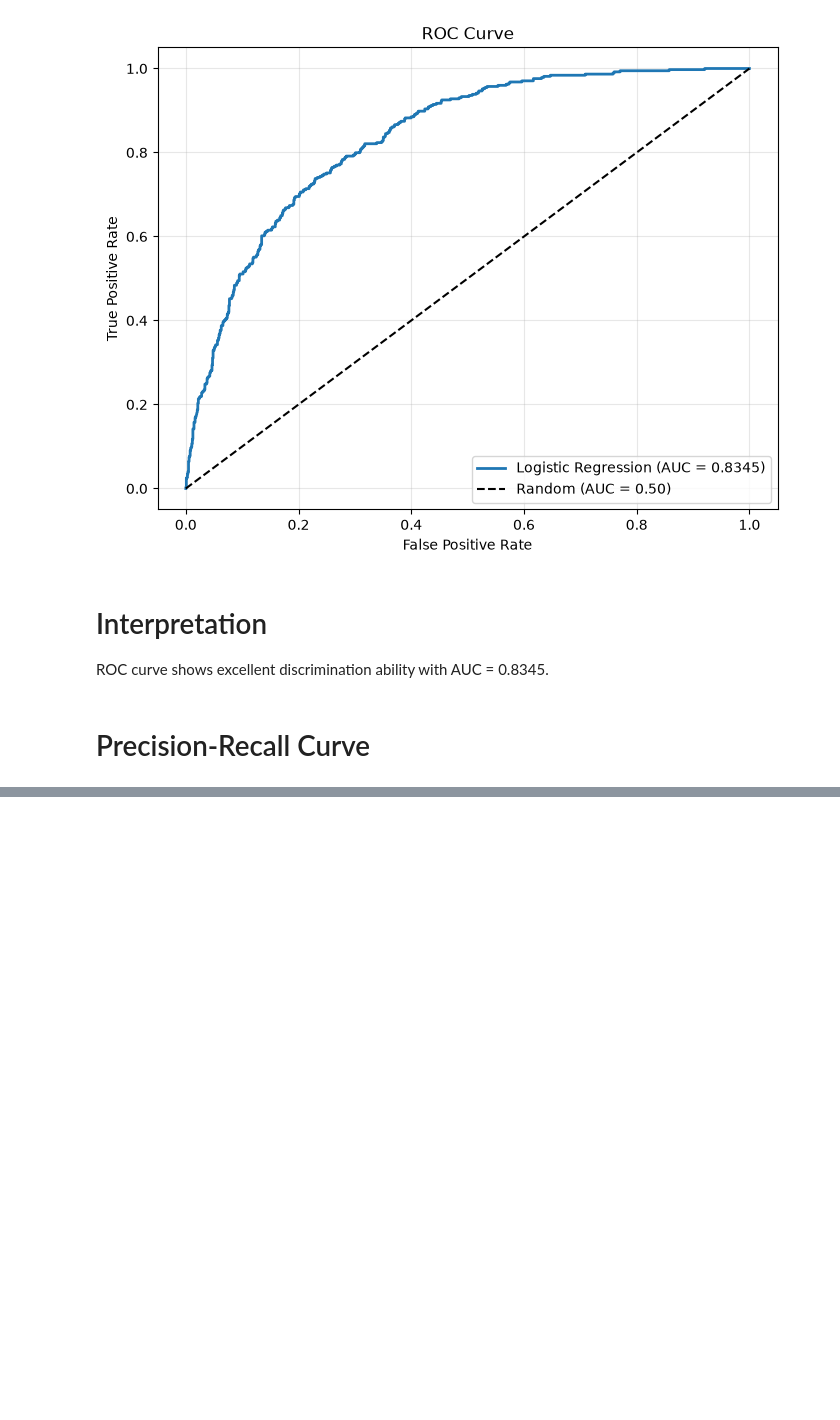
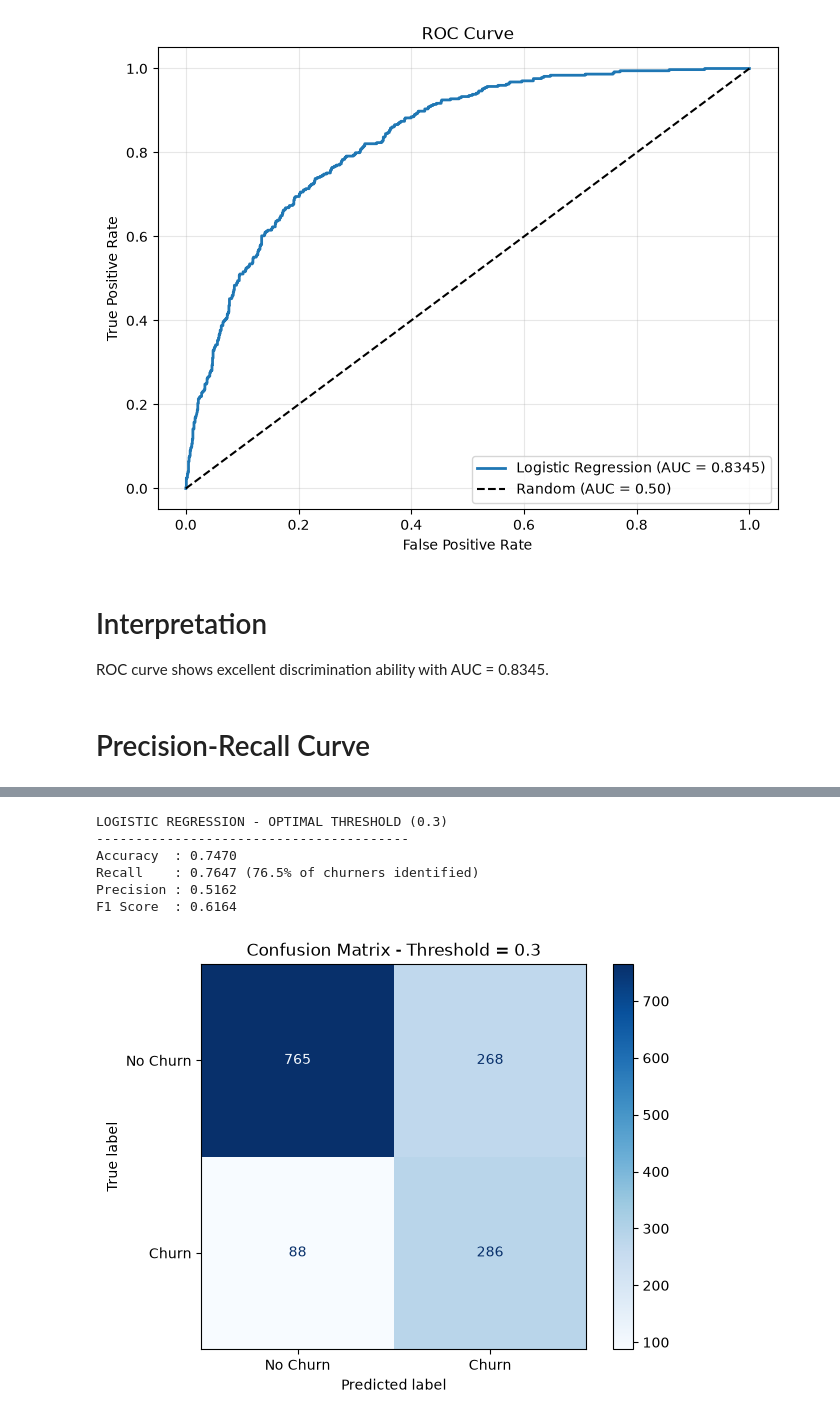
Before and after one commit to SanghviNishank/Customer-Churn-Prediction, a Jupyter notebook: CustomerFinal.ipynb, the cells around one changed output, grey strips where cells are left out. Cells and saved outputs as stored; diff of their text form; code cells hidden in the pictures; blank space fills up the shorter version.

```diff
--- a/CustomerFinal.ipynb
+++ b/CustomerFinal.ipynb
@@ -1779,0 +1863,30 @@ ROC curve shows excellent discrimination ability with AUC = 0.8345.
+# %%
+optimal_threshold = 0.3
+y_pred_optimal = (y_prob_final >= optimal_threshold).astype(int)
+acc = accuracy_score(y_test, y_pred_optimal)
+rec = recall_score(y_test, y_pred_optimal)
+prec = precision_score(y_test, y_pred_optimal)
+f1 = f1_score(y_test, y_pred_optimal)
+print("LOGISTIC REGRESSION - OPTIMAL THRESHOLD (0.3)")
+print("-" * 40)
+print(f"Accuracy  : {acc:.4f}")
+print(f"Recall    : {rec:.4f} (76.5% of churners identified)")
+print(f"Precision : {prec:.4f}")
+print(f"F1 Score  : {f1:.4f}")
+# %% [output]
+LOGISTIC REGRESSION - OPTIMAL THRESHOLD (0.3)
+----------------------------------------
+Accuracy  : 0.7470
+Recall    : 0.7647 (76.5% of churners identified)
+Precision : 0.5162
+F1 Score  : 0.6164
+# %%
+#confusion Matrix
+fig, ax = plt.subplots(figsize=(7, 5))
+cm = confusion_matrix(y_test, y_pred_optimal)
+disp = ConfusionMatrixDisplay(confusion_matrix=cm, display_labels=['No Churn', 'Churn'])
+disp.plot(ax=ax, cmap='Blues')
+plt.title(f'Confusion Matrix - Threshold = {optimal_threshold}')
+plt.show()
+# %% [output]
+[figure, added]
```
Also changed, not shown: parts of 41 cells of this notebook.
